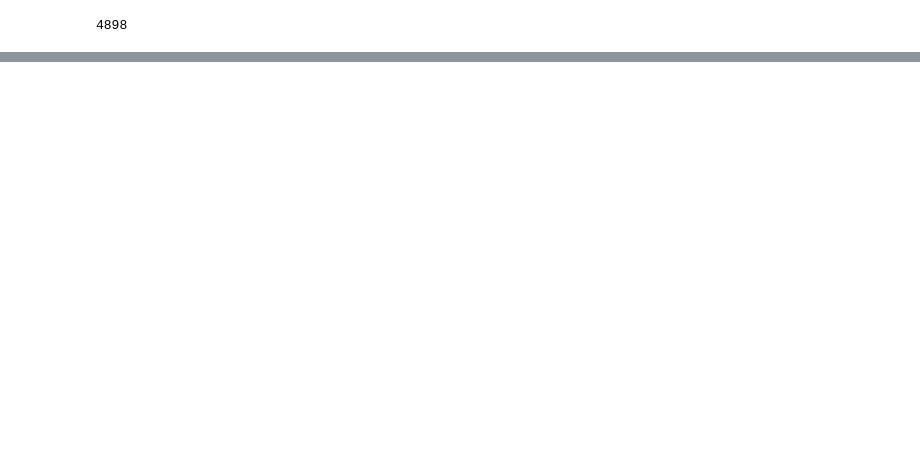
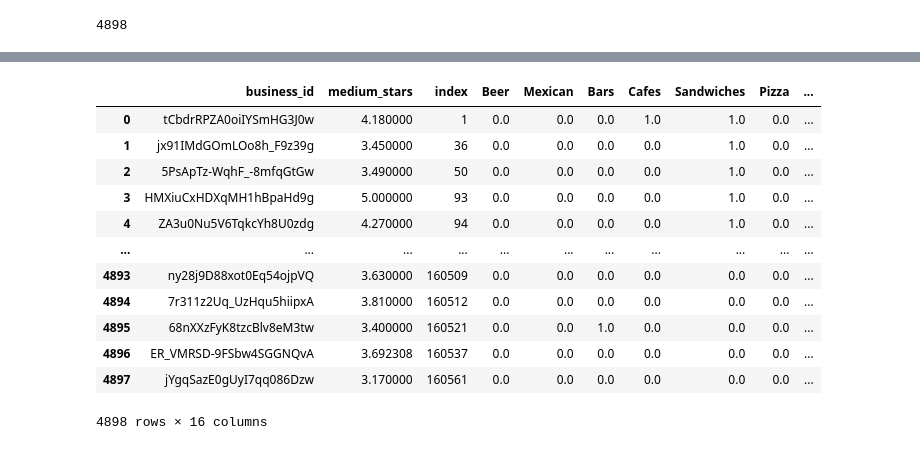
Before and after one commit to lucarossi9/Statistical-computation-project-2, a Jupyter notebook: closing_restaurants.ipynb, the cells around one changed output, grey strips where cells are left out. Saved outputs shown, nothing was run; the diff lists cells and outputs as text; code cells hidden in the pictures; blank space fills up the shorter version.

Commit message:
dataframe ready for analysis

```diff
--- a/closing_restaurants.ipynb
+++ b/closing_restaurants.ipynb
@@ -395,0 +424,11 @@ for i in range(4):
+# %%
+for i in range(1,len(result)):
+    result['date'].values[i]=datetime.fromisoformat(result['date'].values[i]).timestamp()
+# %%
+dic = {}
+for ids in df_city.business_id.values:
+    df_temp=result[result['business_id']==ids]
+    df_temp.sort_values('date', ascending=False).head(100)
+    dic[ids]=df_temp['stars'].head(100).mean()
+
+dic
@@ -395,0 +453,5 @@ for i in range(4):
+# %%
+df_to_add = pd.DataFrame(columns=['business_id','medium_stars'])
+df_to_add['business_id']=dic.keys()
+df_to_add['medium_stars']=dic.values()
+df_to_add
@@ -395,0 +472,19 @@ for i in range(4):
+# %%
+df_final = pd.merge(df_to_add, df_city)
+df_final=df_final.drop('categories',axis=1)
+# %%
+df_final
+# %% [output]
+|  | business_id | medium_stars | index | Beer | Mexican | Bars | Cafes | Sandwiches | Pizza | ... |
+| 0 | tCbdrRPZA0oiIYSmHG3J0w | 4.180000 | 1 | 0.0 | 0.0 | 0.0 | 1.0 | 1.0 | 0.0 | ... |
+| 1 | jx91IMdGOmLOo8h_F9z39g | 3.450000 | 36 | 0.0 | 0.0 | 0.0 | 0.0 | 1.0 | 0.0 | ... |
+| 2 | 5PsApTz-WqhF_-8mfqGtGw | 3.490000 | 50 | 0.0 | 0.0 | 0.0 | 0.0 | 1.0 | 0.0 | ... |
+| 3 | HMXiuCxHDXqMH1hBpaHd9g | 5.000000 | 93 | 0.0 | 0.0 | 0.0 | 0.0 | 1.0 | 0.0 | ... |
+| 4 | ZA3u0Nu5V6TqkcYh8U0zdg | 4.270000 | 94 | 0.0 | 0.0 | 0.0 | 0.0 | 1.0 | 0.0 | ... |
+| ... | ... | ... | ... | ... | ... | ... | ... | ... | ... | ... |
+| 4893 | ny28j9D88xot0Eq54ojpVQ | 3.630000 | 160509 | 0.0 | 0.0 | 0.0 | 0.0 | 0.0 | 0.0 | ... |
+| 4894 | 7r311z2Uq_UzHqu5hiipxA | 3.810000 | 160512 | 0.0 | 0.0 | 0.0 | 0.0 | 0.0 | 0.0 | ... |
+| 4895 | 68nXXzFyK8tzcBlv8eM3tw | 3.400000 | 160521 | 0.0 | 0.0 | 1.0 | 0.0 | 0.0 | 0.0 | ... |
+| 4896 | ER_VMRSD-9FSbw4SGGNQvA | 3.692308 | 160537 | 0.0 | 0.0 | 0.0 | 0.0 | 0.0 | 0.0 | ... |
+| 4897 | jYgqSazE0gUyI7qq086Dzw | 3.170000 | 160561 | 0.0 | 0.0 | 0.0 | 0.0 | 0.0 | 0.0 | ... |
+4898 rows × 16 columns
```
Also changed, not shown: parts of 12 cells of this notebook.
